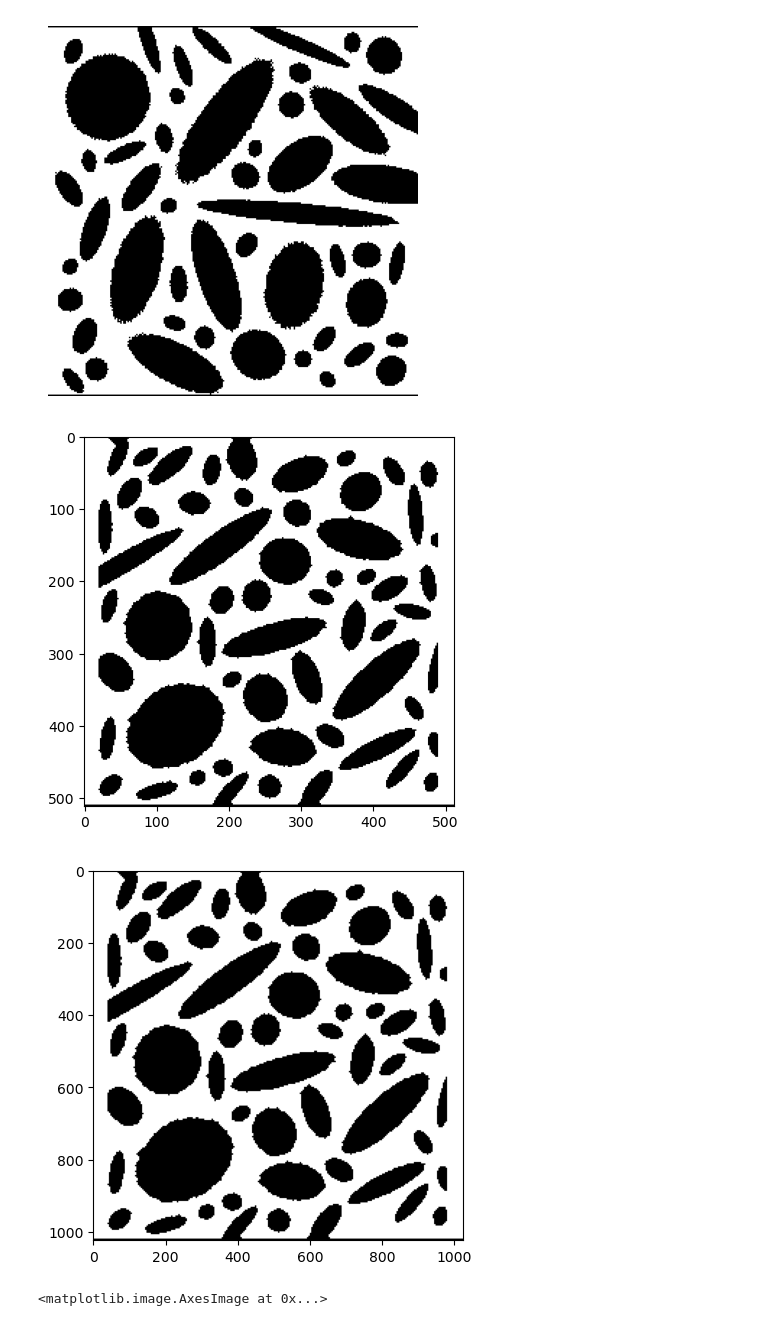
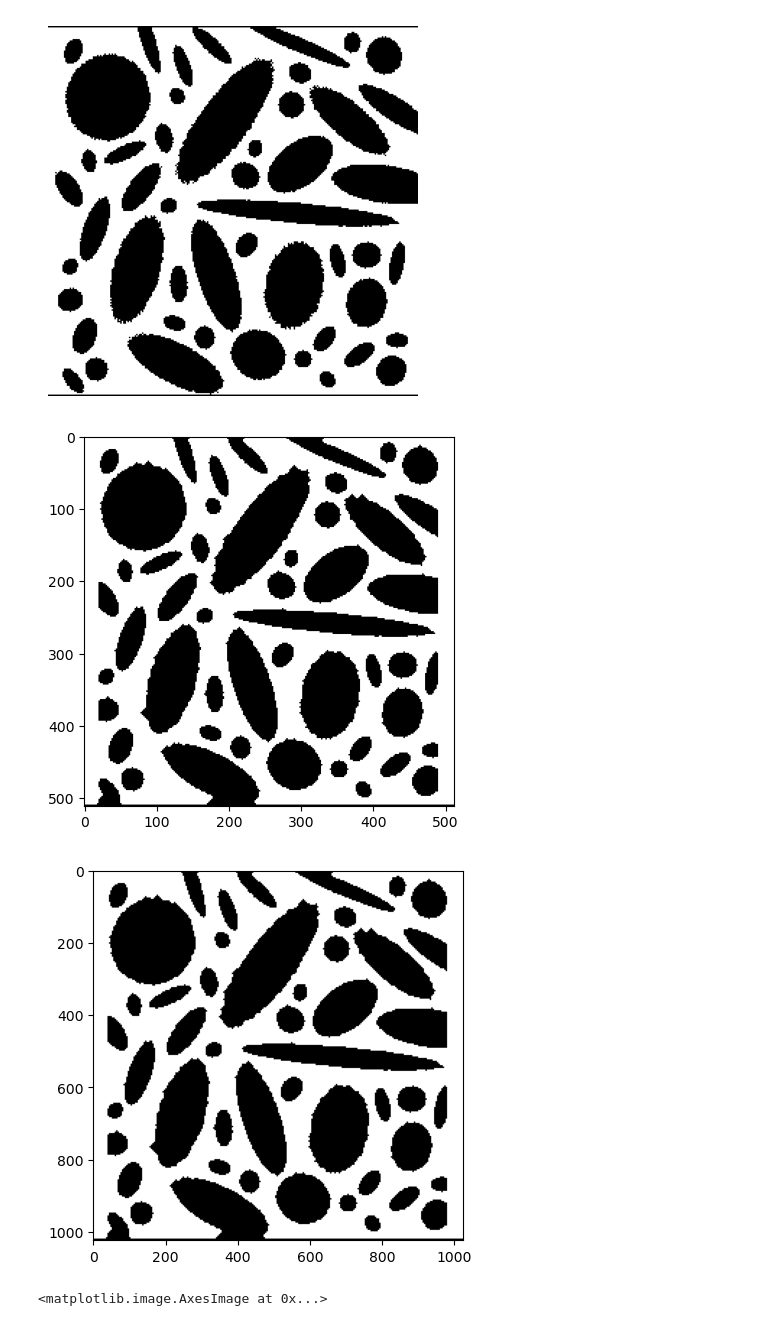
Before and after one commit to nnrustamo/mantiis, a Jupyter notebook: preprocessor/ellipse.ipynb, the cells around one changed output. Cells and saved outputs as stored; diff of their text form; code cells hidden in the pictures.

```diff
--- a/preprocessor/ellipse.ipynb
+++ b/preprocessor/ellipse.ipynb
@@ -106,6 +106,8 @@ Summary: placed 50/400 grains (final active sizes Y:5 X:5)
 [figure]
 # %%
 import numpy as np
+import matplotlib.pyplot as plt
+
 def upscale_binary_blocky(img, factor=2):
     """
     Upscale a 2D binary image by integer factor using block replication
@@ -122,38 +124,39 @@ def upscale_binary_blocky(img, factor=2):
         Upscaled binary image of shape (img.shape[0]*factor, img.shape[1]*factor).
     """
     if factor < 1 or int(factor) != factor:
         raise ValueError("Factor must be a positive integer.")
     return np.kron(img, np.ones((factor, factor), dtype=int))
 
 # ---- Convenience wrapper for your specific case ----
 def double_and_quadruple_blocky(img):
     """
     Given a 256x256 binary image (domain 256 nm × 256 nm, 1 nm pixels),
     returns:
       - 512x512 array (0.5 nm resolution)
       - 1024x1024 array (0.25 nm resolution)
     """
     img_512 = upscale_binary_blocky(img, factor=2)
     img_1024 = upscale_binary_blocky(img, factor=4)
     return img_512, img_1024
 
-img = np.loadtxt("../Andrew/coarse/pore.dat").reshape((256, 256)).transpose()
+case = "case3"
+img = np.loadtxt(f"../POD/{case}/coarse/pore.dat").reshape((256, 256)).transpose()
 img_512, img_1024 = double_and_quadruple_blocky(img)
 
 plt.figure()
 plt.imshow(img_512, cmap='gray')
 
 plt.figure()
 plt.imshow(img_1024, cmap='gray')
 
 img512_linear = np.reshape(img_512.transpose(), (512 * 512, 1))
-np.savetxt("../Andrew/medium/pore.dat", img512_linear, fmt='%d')
+np.savetxt(f"../POD/{case}/medium/pore.dat", img512_linear, fmt='%d')
 
 img1024_linear = np.reshape(img_1024.transpose(), (1024 * 1024, 1))
-np.savetxt("../Andrew/fine/pore.dat", img1024_linear, fmt='%d')
+np.savetxt(f"../POD/{case}/fine/pore.dat", img1024_linear, fmt='%d')
 # %% [output]
-[figure, old version]
+[figure, new version]
-[figure, old version]
+[figure, new version]
 # %%
 img = np.loadtxt("../circles/c1/pore.dat").reshape((256, 256)).transpose()
 
```
Also changed, not shown: 2 other files.
